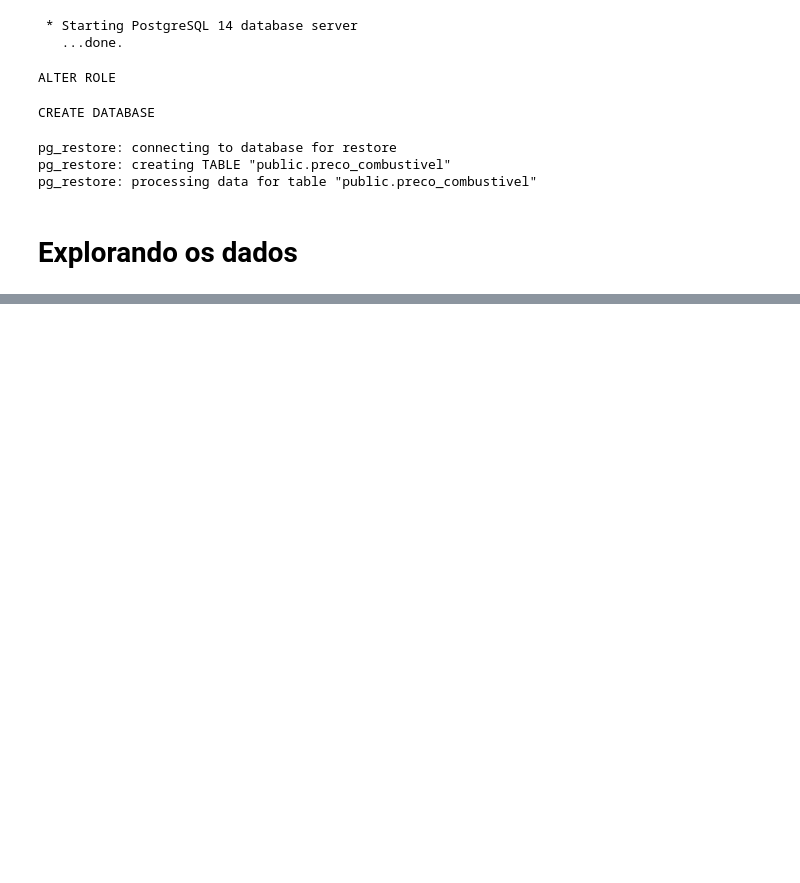
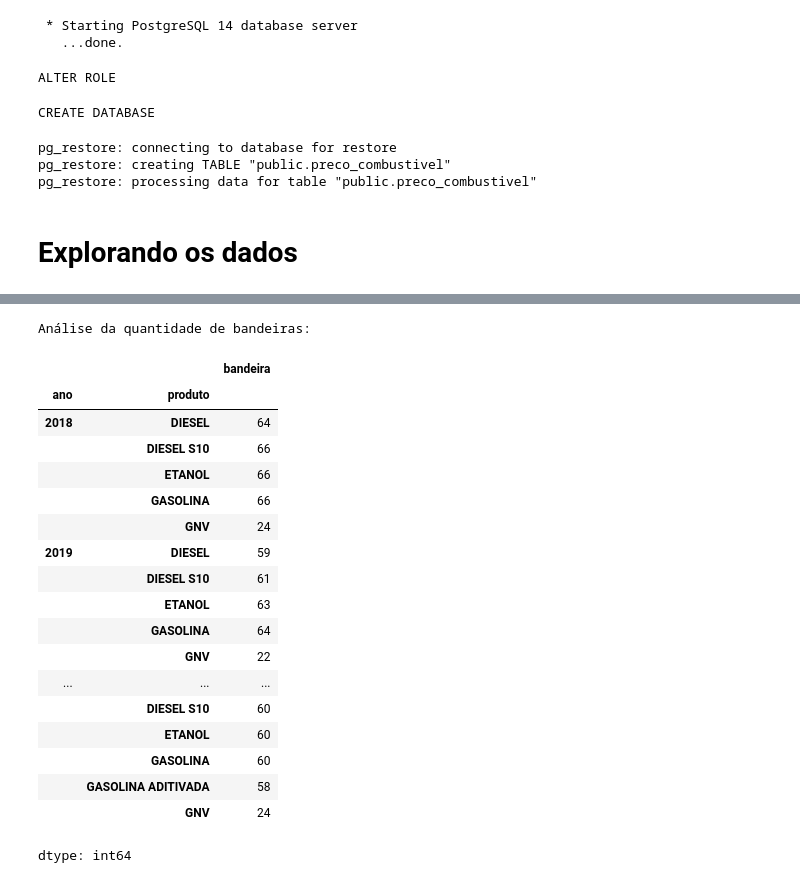
Before and after one commit to edupmon/fiap, a Jupyter notebook: pos-tech/data-analytics/fase-4/eda.ipynb, the cells around one changed output, grey strips where cells are left out. Cells and saved outputs as stored; diff of their text form; code cells hidden in the pictures; blank space fills up the shorter version.

```diff
--- a/pos-tech/data-analytics/fase-4/eda.ipynb
+++ b/pos-tech/data-analytics/fase-4/eda.ipynb
@@ -103,0 +208,25 @@ df.head()
+# %%
+print('Análise da quantidade de bandeiras:')
+df[['ano', 'bandeira', 'produto']].groupby(['ano', 'produto']) \
+                                  .bandeira.nunique()
+# %% [output]
+Análise da quantidade de bandeiras:
+|  |  | bandeira |
+| ano | produto |  |
+| 2018 | DIESEL | 64 |
+|  | DIESEL S10 | 66 |
+|  | ETANOL | 66 |
+|  | GASOLINA | 66 |
+|  | GNV | 24 |
+| 2019 | DIESEL | 59 |
+|  | DIESEL S10 | 61 |
+|  | ETANOL | 63 |
+|  | GASOLINA | 64 |
+|  | GNV | 22 |
+| ... | ... | ... |
+|  | DIESEL S10 | 60 |
+|  | ETANOL | 60 |
+|  | GASOLINA | 60 |
+|  | GASOLINA ADITIVADA | 58 |
+|  | GNV | 24 |
+dtype: int64
```
Also changed, not shown: parts of 7 cells of this notebook.
